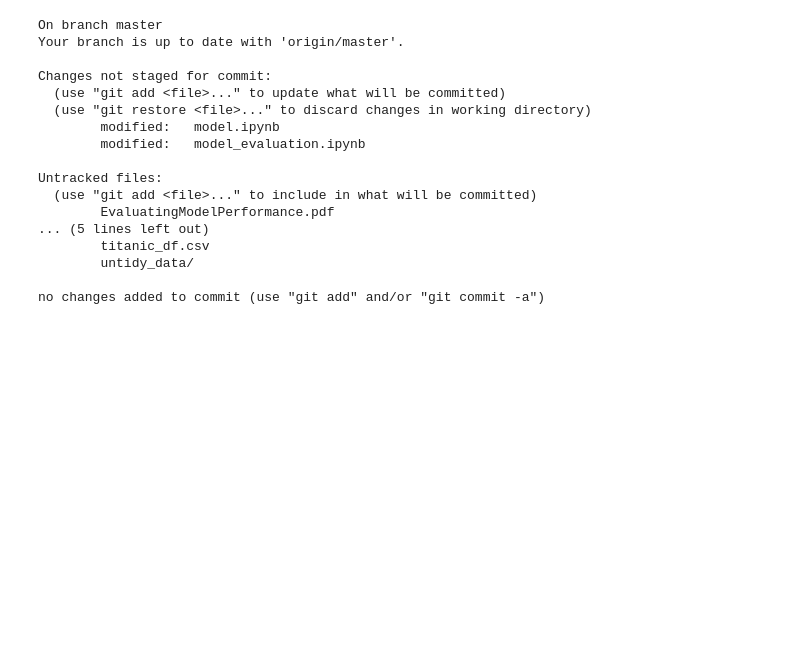
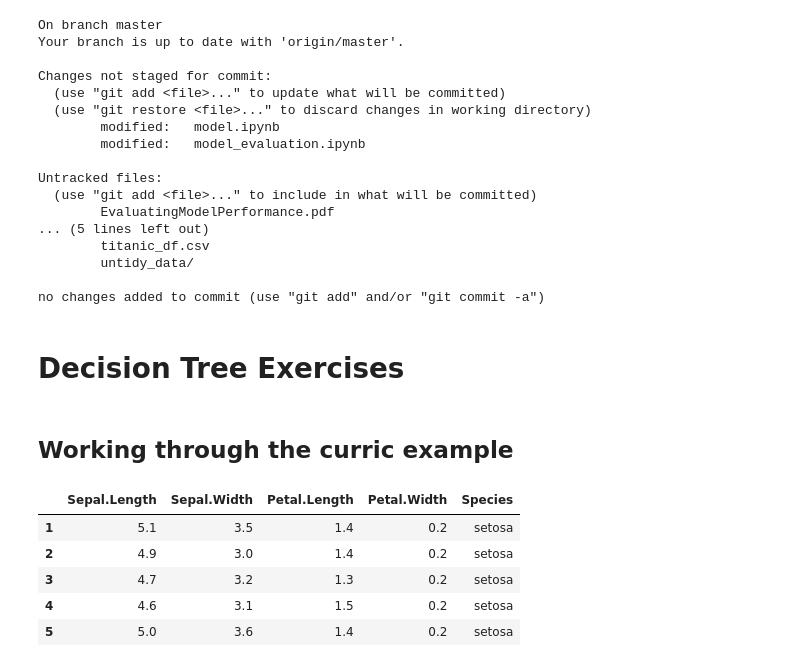
Before and after one commit to george887/classification_exercises, a Jupyter notebook: model.ipynb, the cells around one changed output. Saved outputs shown, nothing was run; the diff lists cells and outputs as text; code cells hidden in the pictures; blank space fills up the shorter version.

```diff
--- a/model.ipynb
+++ b/model.ipynb
@@ -435,0 +416,32 @@ no changes added to commit (use "git add" and/or "git commit -a")
+# %% [markdown]
+# Decision Tree Exercises
+# %% [markdown]
+## Working through the curric example
+# %%
+# ignore warnings
+import warnings
+warnings.filterwarnings("ignore")
+
+import numpy as np
+
+from pydataset import data
+
+from sklearn.model_selection import train_test_split
+from sklearn.tree import DecisionTreeClassifier
+from sklearn.tree import export_graphviz
+from sklearn.metrics import classification_report
+from sklearn.metrics import confusion_matrix
+
+import matplotlib.pyplot as plt
+%matplotlib inline
+import seaborn as sns
+
+df = data('iris')
+df.head()
+# %% [output]
+|  | Sepal.Length | Sepal.Width | Petal.Length | Petal.Width | Species |
+| 1 | 5.1 | 3.5 | 1.4 | 0.2 | setosa |
+| 2 | 4.9 | 3.0 | 1.4 | 0.2 | setosa |
+| 3 | 4.7 | 3.2 | 1.3 | 0.2 | setosa |
+| 4 | 4.6 | 3.1 | 1.5 | 0.2 | setosa |
+| 5 | 5.0 | 3.6 | 1.4 | 0.2 | setosa |
```
Also changed, not shown: parts of 12 cells of this notebook, 3 other files.
